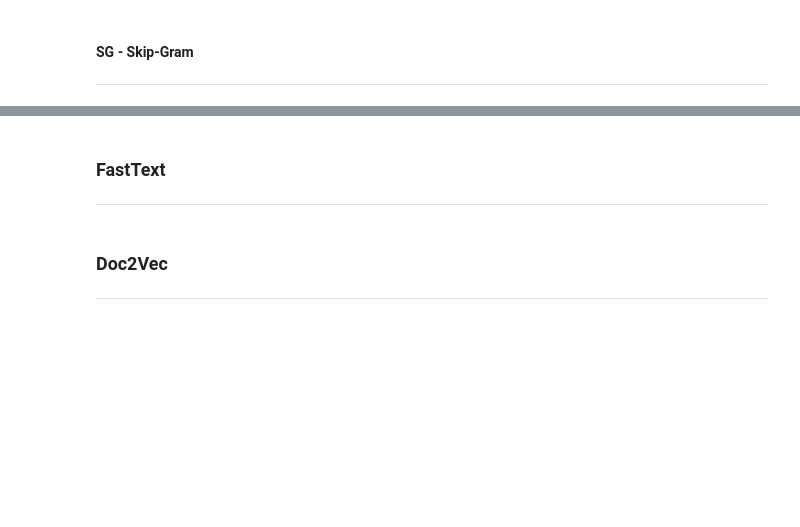
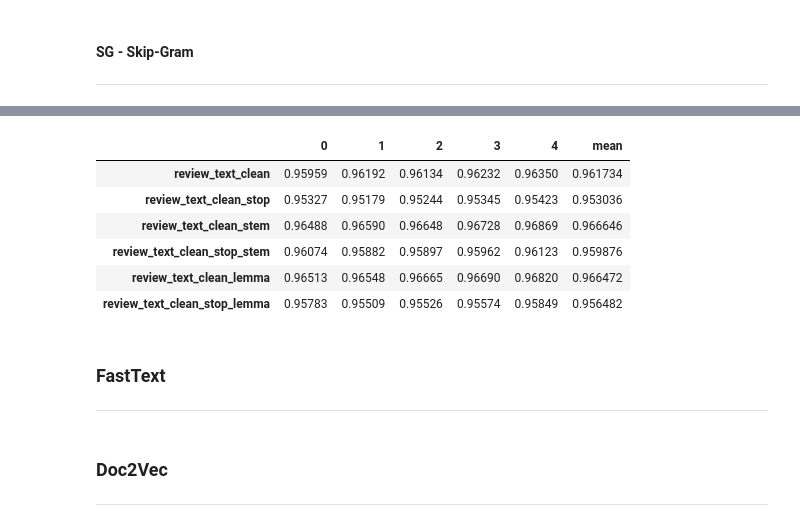
Before and after one commit to rdemarqui/sentiment_analysis, a Jupyter notebook: 02 Vectorization.ipynb, the cells around one changed output, grey strips where cells are left out. Saved outputs shown, nothing was run; the diff lists cells and outputs as text; code cells hidden in the pictures; blank space fills up the shorter version.

```diff
--- a/02 Vectorization.ipynb
+++ b/02 Vectorization.ipynb
@@ -333,3 +258,15 @@ similarity
+# %%
+df_cv_score_skgram = pd.DataFrame(cv_score_skgram).T
+df_cv_score_skgram['mean'] = df_cv_score_skgram.mean(axis=1)
+df_cv_score_skgram
+# %% [output]
+|  | 0 | 1 | 2 | 3 | 4 | mean |
+| review_text_clean | 0.95959 | 0.96192 | 0.96134 | 0.96232 | 0.96350 | 0.961734 |
+| review_text_clean_stop | 0.95327 | 0.95179 | 0.95244 | 0.95345 | 0.95423 | 0.953036 |
+| review_text_clean_stem | 0.96488 | 0.96590 | 0.96648 | 0.96728 | 0.96869 | 0.966646 |
+| review_text_clean_stop_stem | 0.96074 | 0.95882 | 0.95897 | 0.95962 | 0.96123 | 0.959876 |
+| review_text_clean_lemma | 0.96513 | 0.96548 | 0.96665 | 0.96690 | 0.96820 | 0.966472 |
+| review_text_clean_stop_lemma | 0.95783 | 0.95509 | 0.95526 | 0.95574 | 0.95849 | 0.956482 |
 # %% [markdown]
 ### FastText
 ___
```
Also changed, not shown: parts of 21 cells of this notebook.
